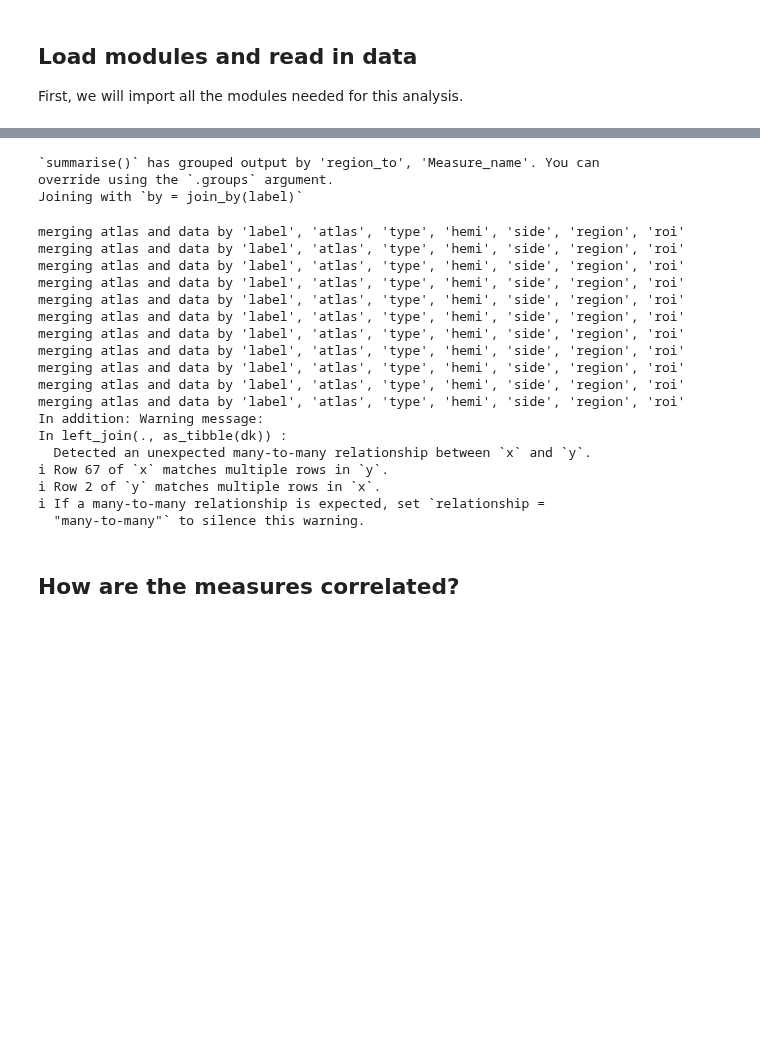
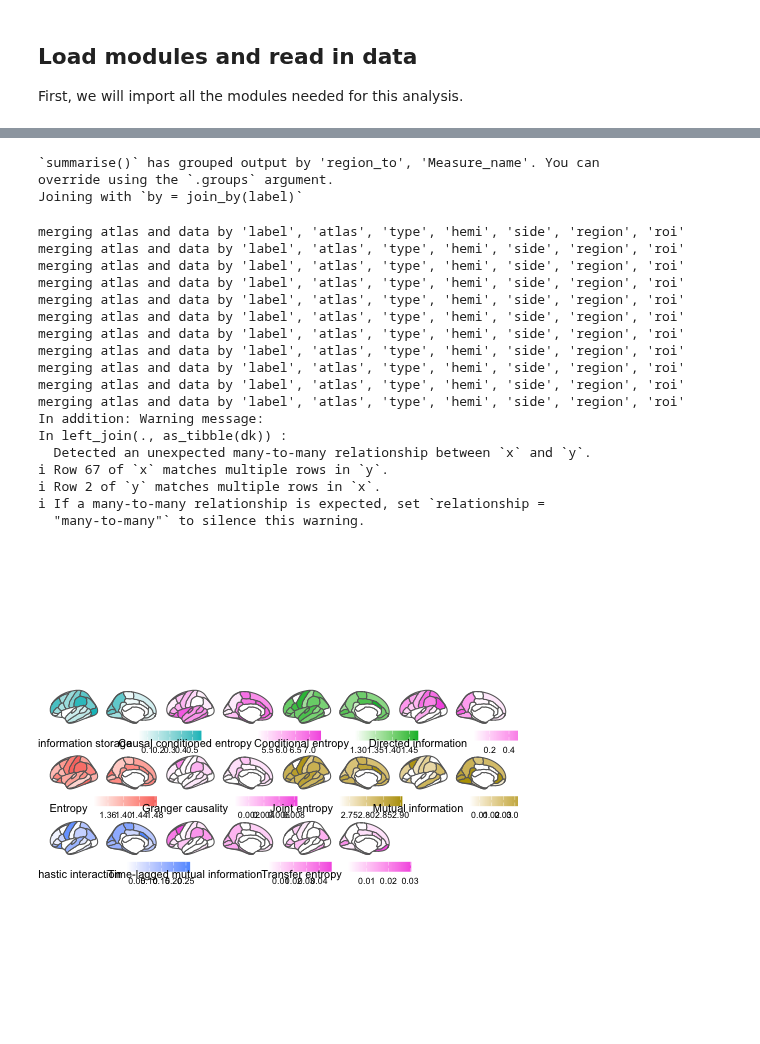
Before and after one commit to anniegbryant/info_theory_visuals, a Jupyter notebook: fMRI_analyze_infotheory_measures.ipynb, the cells around one changed output, grey strips where cells are left out. Cells and saved outputs as stored; diff of their text form; code cells hidden in the pictures; blank space fills up the shorter version.

```diff
--- a/fMRI_analyze_infotheory_measures.ipynb
+++ b/fMRI_analyze_infotheory_measures.ipynb
@@ -58,5 +57,5 @@ all_subjects_info_theory_res.head()
 # %%
-%%R -i all_subjects_info_theory_res -o mean_measure_value_by_region
+%%R -i HCP_rsfMRI_info_theory_res -o mean_measure_value_by_region
 
 # Generate default color palette
 gg_color_hue <- function(n) {
@@ -66,7 +65,7 @@ gg_color_hue <- function(n) {
 group_colors <- gg_color_hue(6)
 
 # Let's plot this in the brain
-mean_measure_value_by_region <- all_subjects_info_theory_res %>%
+mean_measure_value_by_region <- HCP_rsfMRI_info_theory_res %>%
   group_by(region_to, Measure_name, Group_number) %>%
   summarise(mean_value = mean(value, na.rm=T)) %>%
   ungroup() %>%
@@ -92,31 +91,32 @@ for (measure in unique(mean_measure_value_by_region_dk$Measure_name)) {
                   legend.key.width = unit(0.45, "cm"),
                   legend.key.height = unit(0.35, "cm"),
                   legend.position = "bottom") +
             scale_fill_gradient(low="white", high=measure_group_color, na.value="white")
       plot_list[[measure]] <- p
 }
 
 wrap_plots(plot_list)
-ggsave("../SPIs/figure_drafting/info_theory_measures_in_brain_100_subjects.svg", width=10, height=5, units="in", dpi=300)
+# ggsave("../figures/figure_drafting/HCP_rsfMRI_info_theory_measures_in_brain.svg", width=10, height=5, units="in", dpi=300)
 # %% [output]
 `summarise()` has grouped output by 'region_to', 'Measure_name'. You can
 override using the `.groups` argument.
 Joining with `by = join_by(label)`
 merging atlas and data by 'label', 'atlas', 'type', 'hemi', 'side', 'region', 'roi'
 merging atlas and data by 'label', 'atlas', 'type', 'hemi', 'side', 'region', 'roi'
 merging atlas and data by 'label', 'atlas', 'type', 'hemi', 'side', 'region', 'roi'
 merging atlas and data by 'label', 'atlas', 'type', 'hemi', 'side', 'region', 'roi'
 merging atlas and data by 'label', 'atlas', 'type', 'hemi', 'side', 'region', 'roi'
 merging atlas and data by 'label', 'atlas', 'type', 'hemi', 'side', 'region', 'roi'
 merging atlas and data by 'label', 'atlas', 'type', 'hemi', 'side', 'region', 'roi'
 merging atlas and data by 'label', 'atlas', 'type', 'hemi', 'side', 'region', 'roi'
 merging atlas and data by 'label', 'atlas', 'type', 'hemi', 'side', 'region', 'roi'
 merging atlas and data by 'label', 'atlas', 'type', 'hemi', 'side', 'region', 'roi'
 merging atlas and data by 'label', 'atlas', 'type', 'hemi', 'side', 'region', 'roi'
 In addition: Warning message:
 In left_join(., as_tibble(dk)) :
   Detected an unexpected many-to-many relationship between `x` and `y`.
 ℹ Row 67 of `x` matches multiple rows in `y`.
 ℹ Row 2 of `y` matches multiple rows in `x`.
 ℹ If a many-to-many relationship is expected, set `relationship =
   "many-to-many"` to silence this warning.
+[figure, added]
@@ -172,2 +122,0 @@ jpype.shutdownJVM()
-# %% [markdown]
-## How are the measures correlated?
```
Also changed, not shown: parts of 14 cells of this notebook, 8 other files.
